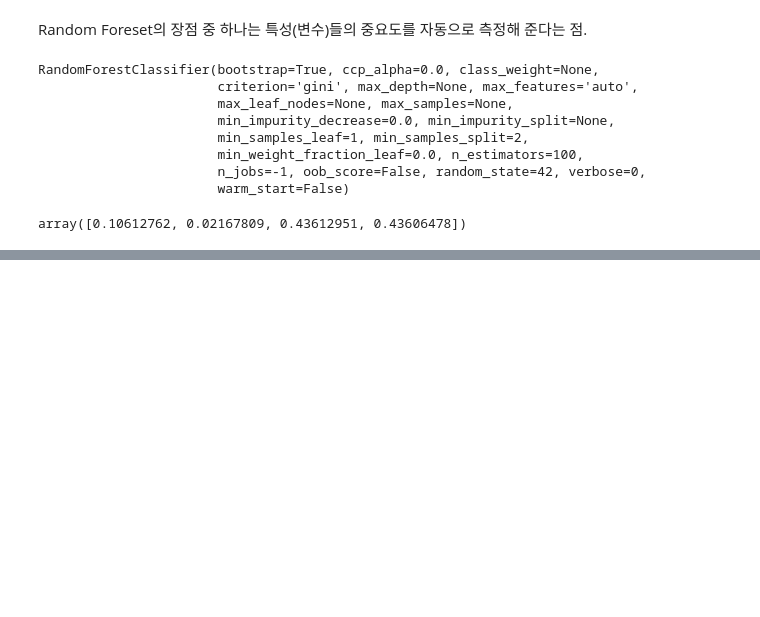
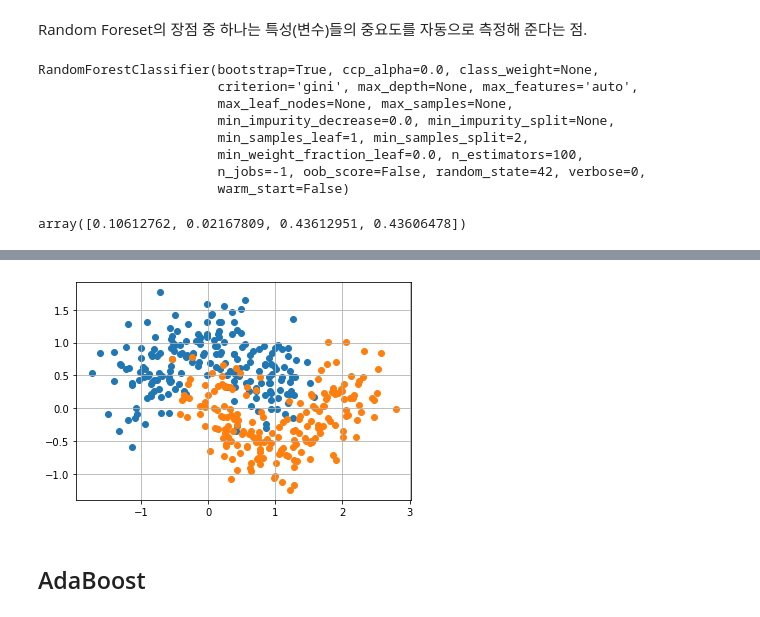
Before and after one commit to JakeOh/202007_itw_bd18, a Jupyter notebook: lab_ml/ml10_ensemble.ipynb, the cells around one changed output, grey strips where cells are left out. Drawn from its saved outputs; the diff is of its cells as text; code cells hidden in the pictures; blank space fills up the shorter version.

```diff
--- a/lab_ml/ml10_ensemble.ipynb
+++ b/lab_ml/ml10_ensemble.ipynb
@@ -215,0 +258,16 @@ array([0.10612762, 0.02167809, 0.43612951, 0.43606478])
+# %%
+# 샘플 데이터
+X, y = make_moons(n_samples=500, noise=0.3, random_state=42)
+# train/test 분리
+X_train, X_test, y_train, y_test = train_test_split(X, y,
+                                                    test_size=0.2,
+                                                    random_state=42)
+
+# 훈련 셋 시각화
+for cls in np.unique(y_train):
+    plt.scatter(X_train[y_train == cls, 0], X_train[y_train == cls, 1])
+plt.grid()
+# %% [output]
+[figure, added]
+# %% [markdown]
+## AdaBoost
```
Also changed, not shown: parts of 18 cells of this notebook.
